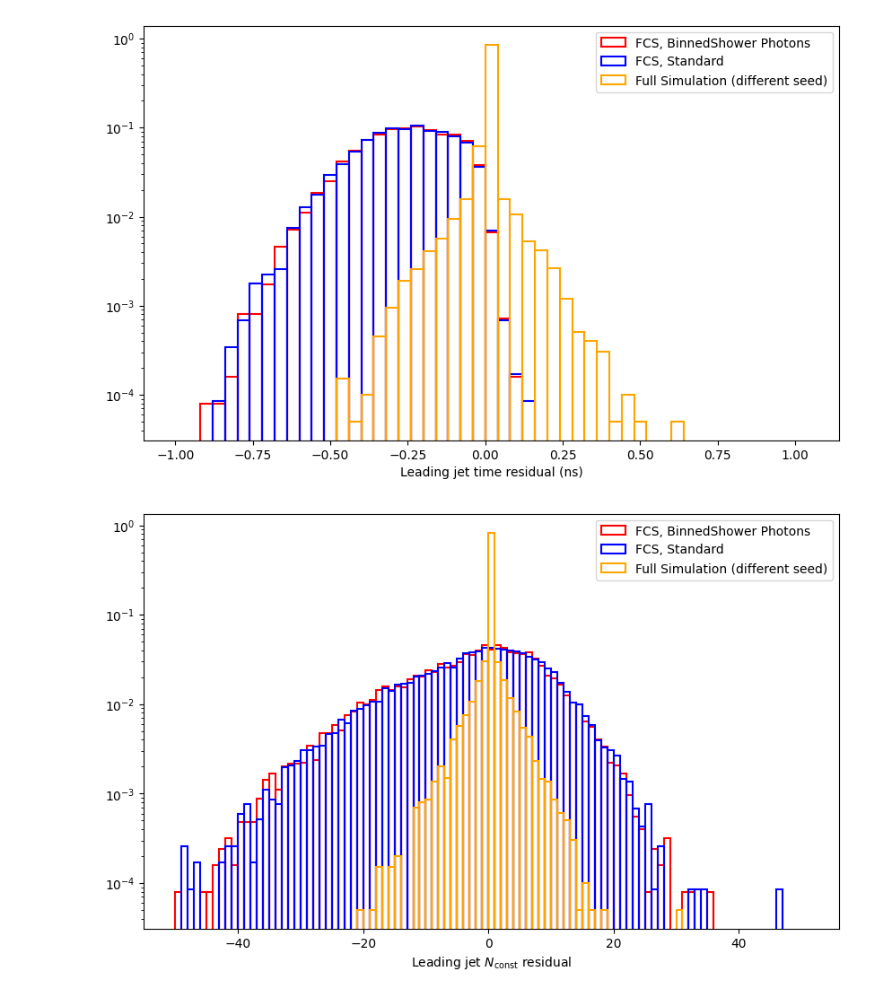
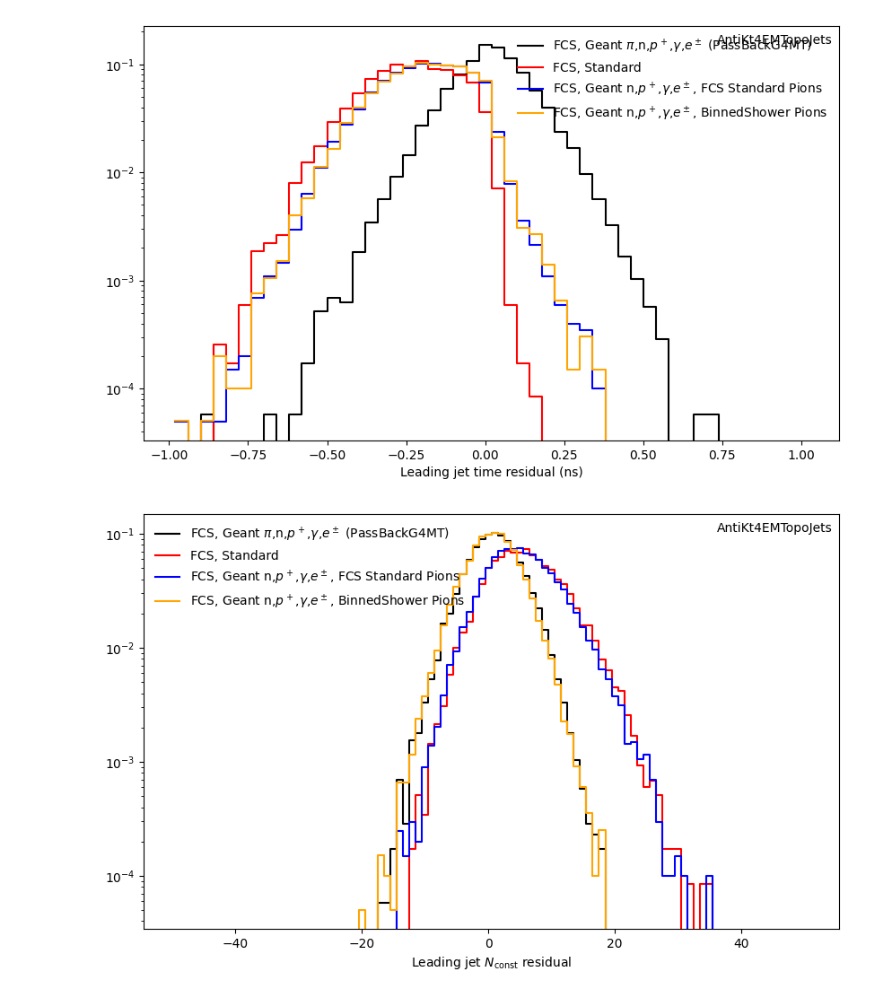
Before and after one commit to MarcoValente/sprkcalo, a Jupyter notebook: notebooks/plots_jet.ipynb, the cells around one changed output. Saved outputs shown, nothing was run; the diff lists cells and outputs as text; code cells hidden in the pictures.

Commit message:
Adding Schema and plots to the output

```diff
--- a/notebooks/plots_jet.ipynb
+++ b/notebooks/plots_jet.ipynb
@@ -173,15 +195,33 @@ Making plot from directory '../outputs/2025-09-02_empflow/FS/20250822/HISTS' wit
 # %%
 #Residual plots
 
-labels=['FCS, BinnedShower Photons','FCS, Standard', 'Full Simulation (different seed)']
-main_dir='../outputs/2025-09-02_empflow'
-main_dirs = [f'{main_dir}/{sim_type}/HISTS' for sim_type in ['FCS_BinnedShower/20250822','FCS_Standard/20250822', 'FS/20250901']]
+legend_labels=[
+               'FCS, Geant $\pi$,n,$p^+$,$\gamma$,$e^\pm$ (PassBackG4MT)',
+               'FCS, Standard',
+               'FCS, Geant n,$p^+$,$\gamma$,$e^\pm$, FCS Standard Pions',
+               'FCS, Geant n,$p^+$,$\gamma$,$e^\pm$, BinnedShower Pions',
+               ]
+main_dir=f"../outputs/2025-11-06_em{'pflow' if isPFlow else 'topo'}"
+main_dirs = [f'{main_dir}/{sim_type}/HISTS' for sim_type in [
+                                                             "FCS_GeantPionNeutProtPhotEle_StdParam_NoPrePostInclude_PassBackG4MT/20251010",
+                                                             'FCS_Standard/20250822',
+                                                             "FCS_GeantEGamProtNeut_FCSStandardPions/20251105",
+                                                             "FCS_GeantEGamProtNeut_BSPions/20251105",
+                                                             ]]
 outputplot_dir = f"{main_dir}/PLOTS"
 
 config_file = '/'.join([main_dirs[0],_default_config_basename])
 data = load_yaml(config_file)
 hist_dict_list = data[_default_histkey]
 
-plot_hists([entry for entry in hist_dict_list if re.match(r'jet_d.*',entry['name'])],main_dirs,labels,colors=['red','blue','orange','green'],outdir=outputplot_dir,density=True,logy=True)
+plot_hists([entry for entry in hist_dict_list if re.match(r'jet_d.*',entry['name'])],
+           main_dirs,
+           legend_labels,
+           colors=['black','red','blue','orange','green','pink','purple','brown'],
+           outdir=outputplot_dir,
+           fig_labels=[f"AntiKt4EM{'PFlow' if isPFlow else 'Topo'}Jets"],
+           density=True,
+           logy=True
+           )
 # %% [output]
 Plotting histogram jet_dpt_0 with dictionary {'name': 'jet_dpt_0', 'nbins': 50, 'bounds': [-500.0, 500.0], 'col_name': 'jet_dpt_0', 'xlabel': 'Leading jet $p_T$ residual (GeV)'}...
@@ -208,2 +248,2 @@ Making plot from directory '../outputs/2025-09-02_empflow/FS/20250901/HISTS' wit
-[figure, old version]
+[figure, new version]
-[figure, old version]
+[figure, new version]
```
Also changed, not shown: parts of 3 cells of this notebook, 4 other files.
